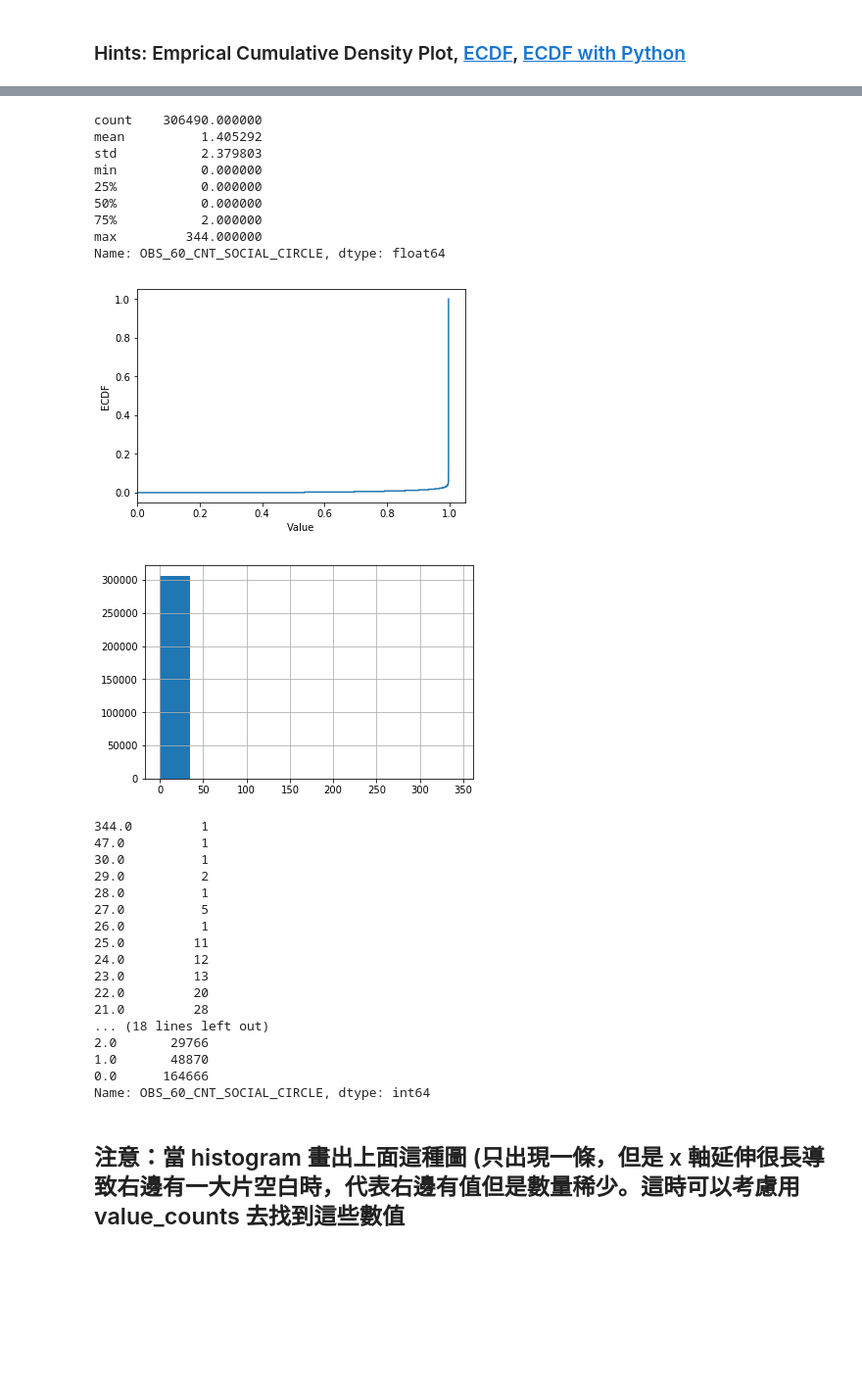
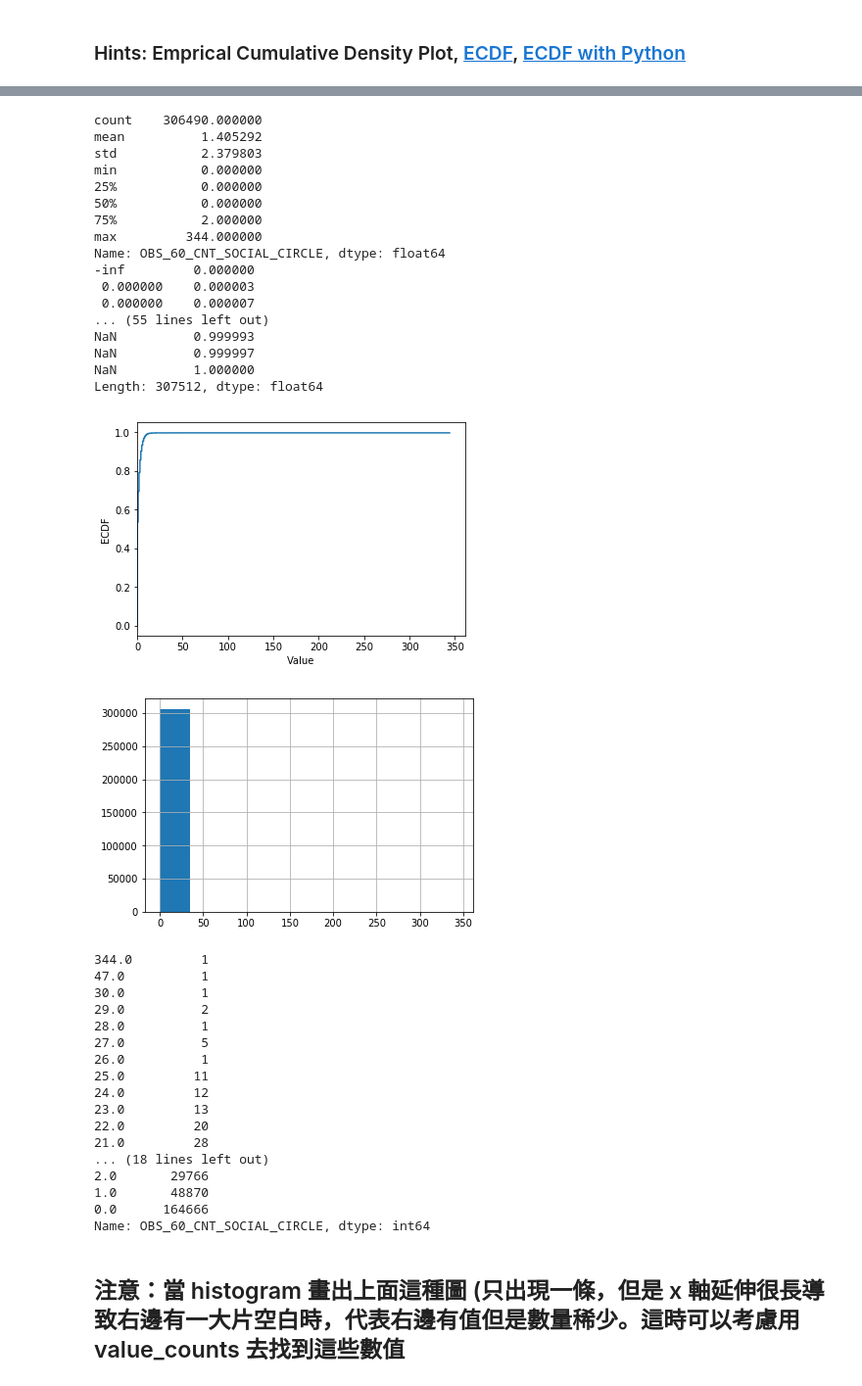
Before and after one commit to samm0130/2nd-ML100Days, a Jupyter notebook: homework/Day_006_HW.ipynb, the cells around one changed output, grey strips where cells are left out. Shown at 98% size. Drawn from its saved outputs; the diff is of its cells as text; code cells hidden in the pictures; blank space fills up the shorter version.

```diff
--- a/homework/Day_006_HW.ipynb
+++ b/homework/Day_006_HW.ipynb
@@ -150,35 +191,40 @@ app_train['REGION_POPULATION_RELATIVE'].value_counts()
 # %%
 # 最大值落在分布之外
 print(app_train['OBS_60_CNT_SOCIAL_CIRCLE'].describe())
 
 # 繪製 Empirical Cumulative Density Plot (ECDF)
 
-
-
 cdf = sm.distributions.ECDF(app_train['OBS_60_CNT_SOCIAL_CIRCLE'])
-cdf=pd.Series(cdf.x,index=cdf.y)
-
+cdf=pd.Series(cdf.y,index=cdf.x)
 plt.plot(list(cdf.index), cdf/cdf.max())
 plt.xlabel('Value')
 plt.ylabel('ECDF')
-plt.xlim([cdf.index.min() * 0.95, cdf.index.max() * 1.05])
+plt.xlim([cdf.index[1] * 0.95, cdf.index.max() * 1.05])
 plt.ylim([-0.05,1.05]) # 限制顯示圖片的範圍
 plt.show()
 
 app_train['OBS_60_CNT_SOCIAL_CIRCLE'].hist()
 plt.show()
 print(app_train['OBS_60_CNT_SOCIAL_CIRCLE'].value_counts().sort_index(ascending = False))
 # %% [output]
 count    306490.000000
 mean          1.405292
 std           2.379803
 min           0.000000
 25%           0.000000
 50%           0.000000
 75%           2.000000
 max         344.000000
 Name: OBS_60_CNT_SOCIAL_CIRCLE, dtype: float64
+-inf         0.000000
+ 0.000000    0.000003
+ 0.000000    0.000007
+... (55 lines left out)
+NaN          0.999993
+NaN          0.999997
+NaN          1.000000
+Length: 307512, dtype: float64
-[figure, old version]
+[figure, new version]
 [figure]
 344.0         1
 47.0          1
```
Also changed, not shown: parts of 3 cells of this notebook.
